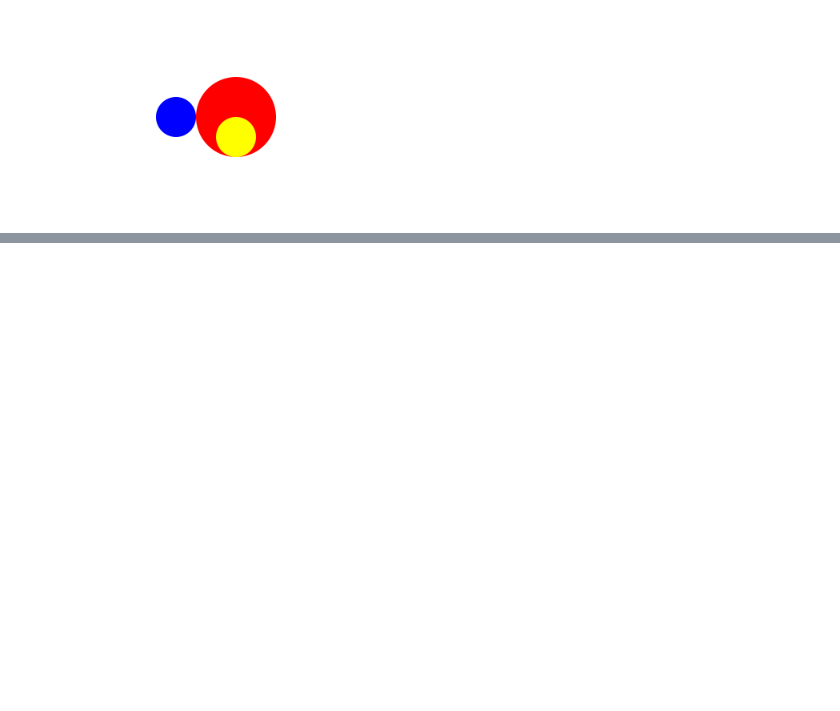
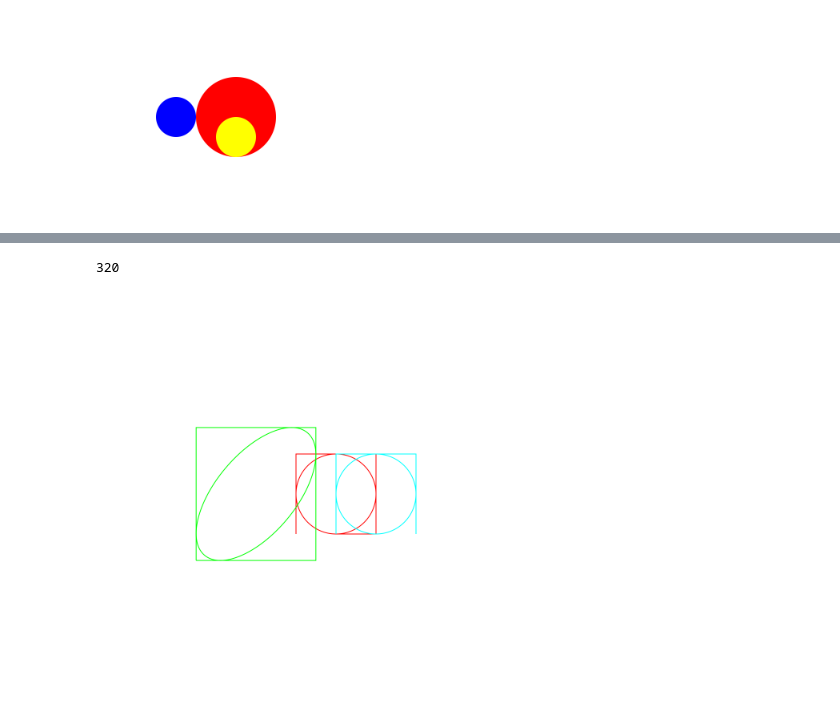
Before and after one commit to jon21o/Drawing, a Jupyter notebook: test_shapes1.ipynb, the cells around one changed output, grey strips where cells are left out. Cells and saved outputs as stored; diff of their text form; code cells hidden in the pictures; blank space fills up the shorter version.

```diff
--- a/test_shapes1.ipynb
+++ b/test_shapes1.ipynb
@@ -312,0 +331,54 @@ def draw(context, width, height):
+# %%
+@disp
+def draw(context, width, height):
+    circ1 = Shapes.My_Circle(
+        ref_pt="left", ref_pt_x=500, ref_pt_y=500, radius=100
+    )
+    ellipse1 = Shapes.My_Ellipse(
+        ref_pt="center", ref_pt_x=200, ref_pt_y=500, x_radius=100, y_radius=200
+    )
+
+    context.move_to(circ1.bbox_bot_left.loc[dict(dim="x")], circ1.bbox_bot_left.loc[dict(dim="y")])
+    context.line_to(circ1.bbox_top_left.loc[dict(dim="x")], circ1.bbox_top_left.loc[dict(dim="y")])
+    context.line_to(circ1.bbox_mid_top.loc[dict(dim="x")], circ1.bbox_mid_top.loc[dict(dim="y")])
+    context.line_to(circ1.bbox_top_right.loc[dict(dim="x")], circ1.bbox_top_right.loc[dict(dim="y")])
+    context.line_to(circ1.bbox_mid_right.loc[dict(dim="x")], circ1.bbox_mid_right.loc[dict(dim="y")])
+    context.line_to(circ1.bbox_bot_right.loc[dict(dim="x")], circ1.bbox_bot_right.loc[dict(dim="y")])
+    context.line_to(circ1.bbox_mid_bot.loc[dict(dim="x")], circ1.bbox_mid_bot.loc[dict(dim="y")])
+    circ1.draw_stroke(context, 1, 0, 0)
+    circ1.translate(100, 0)
+    circ1.rotate(45)
+    x1 = math.sqrt(circ1.x_radius**2*(math.cos(math.radians(circ1.rotation)))**2+circ1.y_radius**2*(math.sin(math.radians(circ1.rotation)))**2)
+    y1 = math.sqrt(circ1.x_radius**2*(math.sin(math.radians(circ1.rotation)))**2+circ1.y_radius**2*(math.cos(math.radians(circ1.rotation)))**2)
+    circ1.draw_stroke(context, 0, 1, 1)
+    context.move_to(circ1.centroid.loc[dict(dim="x")] - x1, circ1.centroid.loc[dict(dim="y")] - y1)
+    context.line_to(circ1.centroid.loc[dict(dim="x")] - x1, circ1.centroid.loc[dict(dim="y")] + y1)
+    context.line_to(circ1.centroid.loc[dict(dim="x")] + x1, circ1.centroid.loc[dict(dim="y")] + y1)
+    context.line_to(circ1.centroid.loc[dict(dim="x")] + x1, circ1.centroid.loc[dict(dim="y")] - y1)
+    context.stroke()
+
+    # ellipse1.draw_stroke(context, 0, 1, 0)
+    # context.move_to(ellipse1.bbox_bot_left.loc[dict(dim="x")], ellipse1.bbox_bot_left.loc[dict(dim="y")])
+    # context.line_to(ellipse1.bbox_mid_left.loc[dict(dim="x")], ellipse1.bbox_mid_left.loc[dict(dim="y")])
+    # context.line_to(ellipse1.bbox_top_left.loc[dict(dim="x")], ellipse1.bbox_top_left.loc[dict(dim="y")])
+    # context.line_to(ellipse1.bbox_mid_top.loc[dict(dim="x")], ellipse1.bbox_mid_top.loc[dict(dim="y")])
+    # context.line_to(ellipse1.bbox_top_right.loc[dict(dim="x")], ellipse1.bbox_top_right.loc[dict(dim="y")])
+    # context.line_to(ellipse1.bbox_mid_right.loc[dict(dim="x")], ellipse1.bbox_mid_right.loc[dict(dim="y")])
+    # context.line_to(ellipse1.bbox_bot_right.loc[dict(dim="x")], ellipse1.bbox_bot_right.loc[dict(dim="y")])
+    # context.line_to(ellipse1.bbox_mid_bot.loc[dict(dim="x")], ellipse1.bbox_mid_bot.loc[dict(dim="y")])
+    # context.stroke()
+    ellipse1.translate(200, 0)
+    ellipse1.rotate(320)
+    print(ellipse1.rotation)
+    x2 = math.sqrt(ellipse1.x_radius**2*(math.cos(math.radians(ellipse1.rotation)))**2+ellipse1.y_radius**2*(math.sin(math.radians(ellipse1.rotation)))**2)
+    y2 = math.sqrt(ellipse1.x_radius**2*(math.sin(math.radians(ellipse1.rotation)))**2+ellipse1.y_radius**2*(math.cos(math.radians(ellipse1.rotation)))**2)
+    ellipse1.draw_stroke(context, 0, 1, 0)
+    context.move_to(ellipse1.centroid.loc[dict(dim="x")] - x2, ellipse1.centroid.loc[dict(dim="y")] - y2)
+    context.line_to(ellipse1.centroid.loc[dict(dim="x")] - x2, ellipse1.centroid.loc[dict(dim="y")] + y2)
+    context.line_to(ellipse1.centroid.loc[dict(dim="x")] + x2, ellipse1.centroid.loc[dict(dim="y")] + y2)
+    context.line_to(ellipse1.centroid.loc[dict(dim="x")] + x2, ellipse1.centroid.loc[dict(dim="y")] - y2)
+    context.line_to(ellipse1.centroid.loc[dict(dim="x")] - x2, ellipse1.centroid.loc[dict(dim="y")] - y2)
+    context.stroke()
+# %% [output]
+320
+[figure, added]
```
Also changed, not shown: parts of 2 cells of this notebook.
